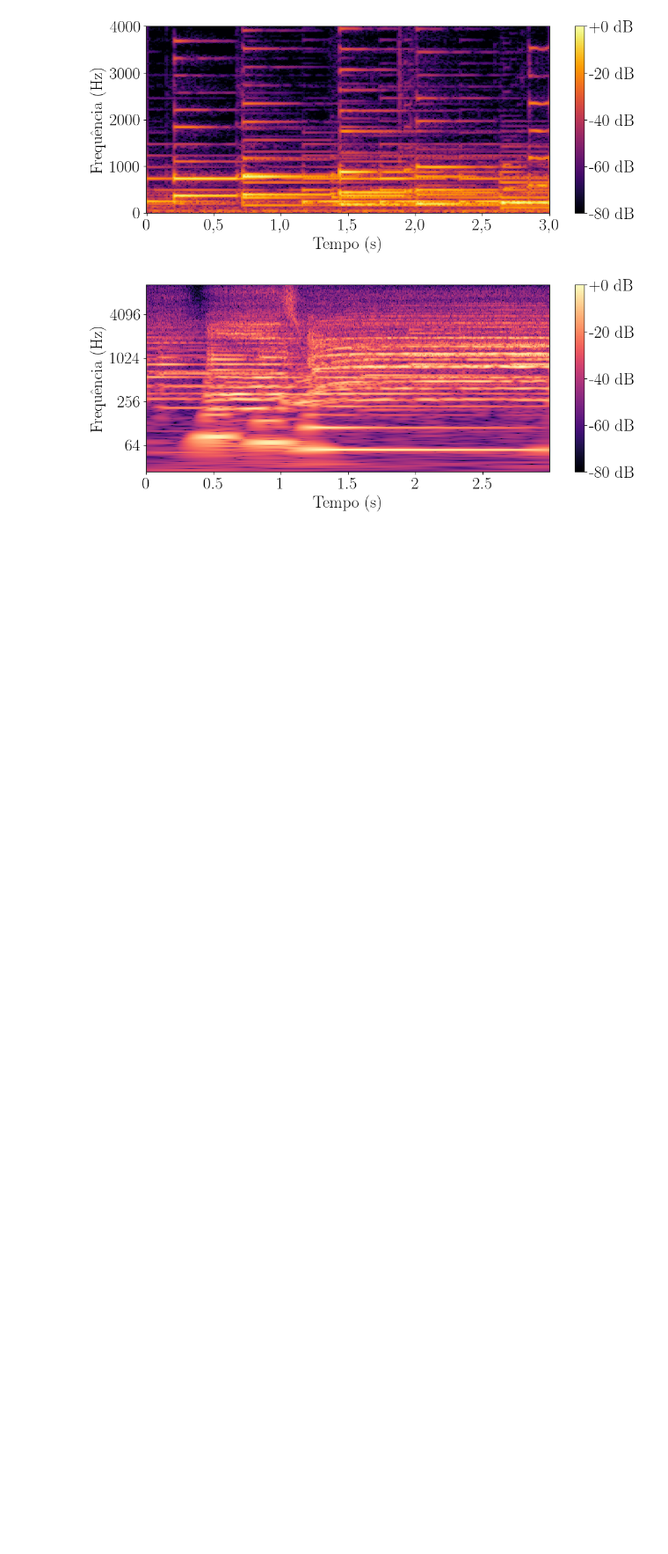
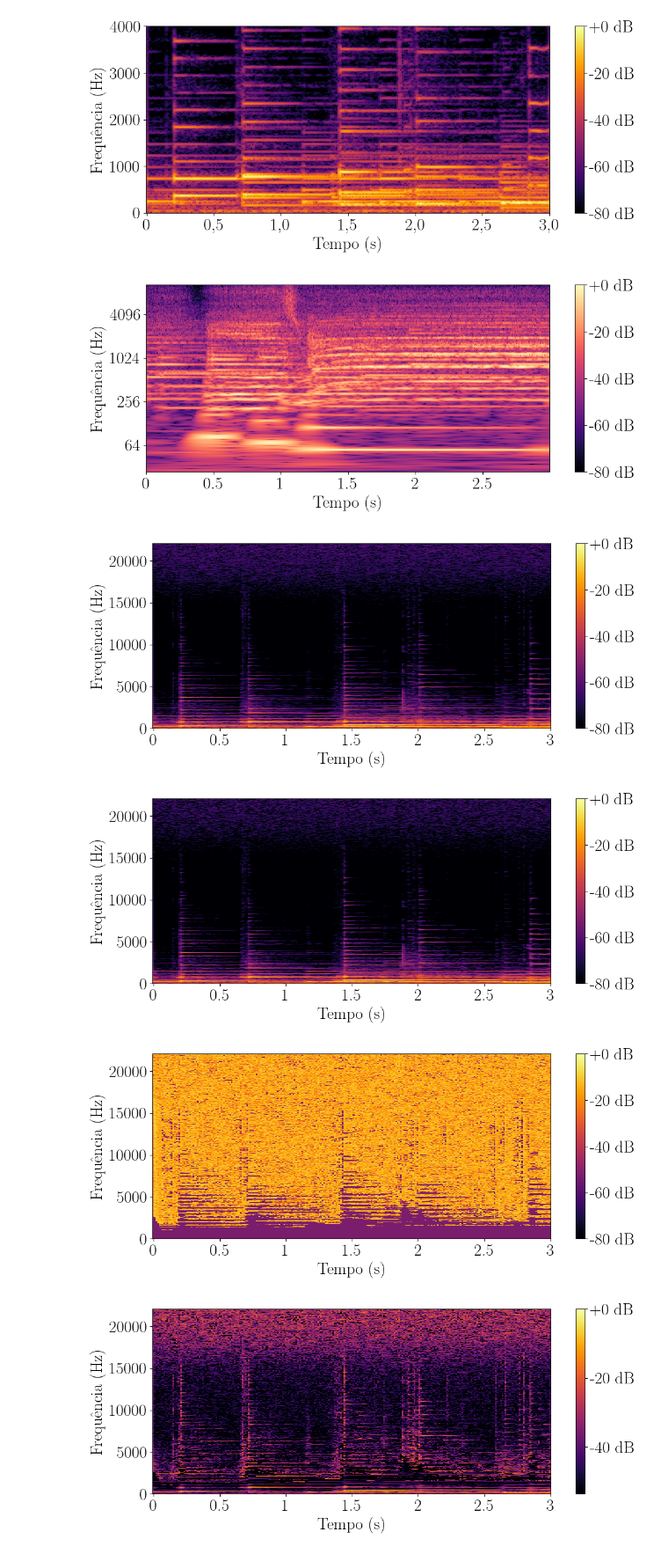
Before and after one commit to b-boechat/tfrc, a Jupyter notebook: plot_jupyter.ipynb, the cells around one changed output. Shown at 88% size. Drawn from its saved outputs; the diff is of its cells as text; code cells hidden in the pictures; blank space fills up the shorter version.

```diff
--- a/plot_jupyter.ipynb
+++ b/plot_jupyter.ipynb
@@ -110,3 +112,25 @@ handlers1 = analysis.plot(show_title=False, spec_figures_to_plot=[1], plot_combi
 #handlers1[0][1].set(xticklabels=["0", "0,5", "1,0", "1,5", "2,0", "2,5", "3,0"])
 # %% [output]
 [figure]
+# %%
+input_file_path_1 = "backup/tcc/implem/lagrima_lsm_base.bkp"
+input_file_path_2 = "backup/tcc/implem/lagrima_lsm_hybrid_n50.bkp"
+
+analysis1 = AudioAnalysis.from_file(input_file_path_1)
+analysis2 = AudioAnalysis.from_file(input_file_path_2)
+
+handlers1 = analysis1.plot(show_title=False, spec_figures_to_plot=[], plot_combination_figure=True, show=False)
+handlers2 = analysis2.plot(show_title=False, spec_figures_to_plot=[], plot_combination_figure=True, show=False)
+
+analysis3 = copy.deepcopy(analysis2)
+analysis3.combined_tfr = np.abs((analysis2.combined_tfr - analysis1.combined_tfr)/analysis1.combined_tfr)
+handlers3 = analysis3.plot(show_title=False, spec_figures_to_plot=[], plot_combination_figure=True, show=False)
+analysis3.combined_tfr = np.abs(analysis2.combined_tfr - analysis1.combined_tfr)
+handlers4 = analysis3.plot(show_title=False, spec_figures_to_plot=[], plot_combination_figure=True, show=False)
+
+plt.show()
+# %% [output]
+[figure, added]
+[figure, added]
+[figure, added]
+[figure, added]
```
Also changed, not shown: parts of 1 cell of this notebook, 1 other file.
